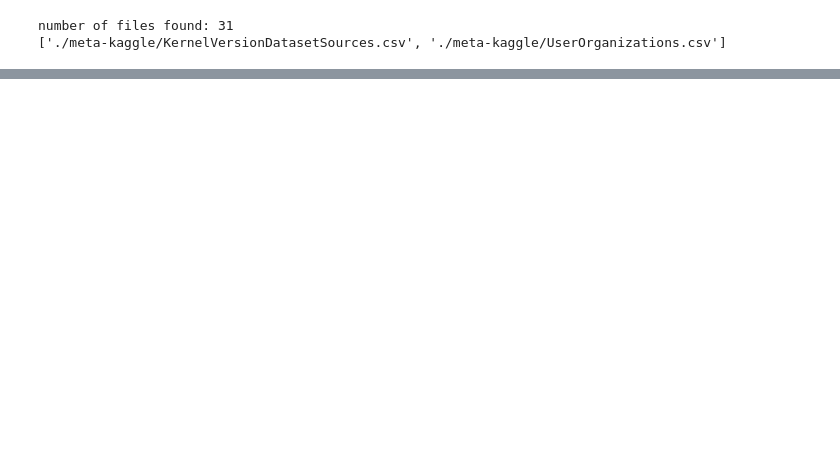
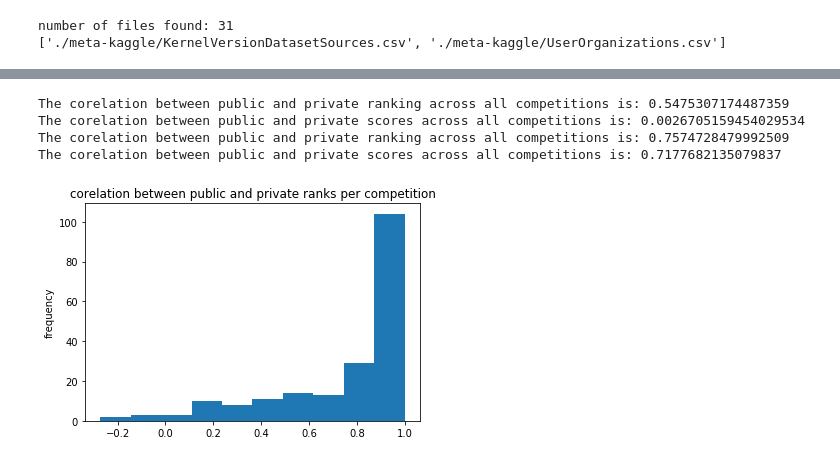
Before and after one commit to laseaman/introduction_to_meta_kaggle, a Jupyter notebook: explore_metakaggle_data.ipynb, the cells around one changed output, grey strips where cells are left out. Saved outputs shown, nothing was run; the diff lists cells and outputs as text; code cells hidden in the pictures; blank space fills up the shorter version.

```diff
--- a/explore_metakaggle_data.ipynb
+++ b/explore_metakaggle_data.ipynb
@@ -47,0 +122,5 @@ KeyError: 'KernelVersionId'
+# %%
+# add the joining column to the teams matrix
+print(teams.shape)
+teams['join_teams_submissions'] = teams.PublicLeaderboardSubmissionId
+print(teams.shape)
@@ -47,0 +189,3 @@ KeyError: 'KernelVersionId'
+# %%
+teams_with_score['PublicLeaderboardScore'] = pd.to_numeric(teams_with_score['PublicLeaderboardScore'])
+teams_with_score['PrivateLeaderboardScore'] = pd.to_numeric(teams_with_score['PrivateLeaderboardScore'])
@@ -47,0 +196,22 @@ KeyError: 'KernelVersionId'
+# %%
+# TODO: make two scatter plots here, one for rank, another for score
+
+# look at a few competitions in more depth
+num = 3
+
+# loop through to calculate
+for c in competitions[0:num]:
+    competition_teams = teams_with_score.loc[teams_with_score.CompetitionId == c]
+    print('competition ' + str(c) + ' had ' + str(competition_teams.shape[0]) + ' teams with entries')
+
+    # print the correlations
+    public = competition_teams.PublicLeaderboardRank
+    private = competition_teams.PrivateLeaderboardRank
+    cor_rank = public.corr(private)
+    plt.scatter(public.tolist(), private.tolist())
+    print(cor_rank)
+    cor_score = competition_teams.PublicLeaderboardScore.corr(competition_teams.PrivateLeaderboardScore)
+    print(cor_score)
+
+plt.xlabel('public ranking')
+plt.ylabel('private ranking')
@@ -47,0 +230,28 @@ KeyError: 'KernelVersionId'
+# %%
+# save the correlations for each competition
+cor_ranks = pd.Series(0., index=competitions)
+cor_scores = pd.Series(0., index=competitions)
+
+# loop through to calculate
+for c in competitions:
+    competition_teams = teams_with_score.loc[teams_with_score.CompetitionId == c]
+
+    # print the correlations
+    cor_ranks[c] = competition_teams.PublicLeaderboardRank.corr(competition_teams.PrivateLeaderboardRank)
+    cor_scores[c] = competition_teams.PublicLeaderboardScore.corr(competition_teams.PrivateLeaderboardScore)
+# %%
+cor_rank = teams_with_score.PublicLeaderboardRank.corr(teams_with_score.PrivateLeaderboardRank)
+cor_score = teams_with_score.PublicLeaderboardScore.corr(teams_with_score.PrivateLeaderboardScore)
+print(str(cor_rank) + 'corelation between public and private ranking across all competitions')
+print(str(cor_score) + ' corelation between public and private scores across all competitions')
+print(str(np.mean(cor_ranks)) + ' corelation between public and private ranking across all competitions')
+print(str(np.mean(cor_scores)) + ' corelation between public and private scores across all competitions is: ')
+# %% [output]
+The corelation between public and private ranking across all competitions is: 0.5475307174487359
+The corelation between public and private scores across all competitions is: 0.0026705159454029534
+The corelation between public and private ranking across all competitions is: 0.7574728479992509
+The corelation between public and private scores across all competitions is: 0.7177682135079837
+# %%
+utils.plot_histogram(cor_ranks, title='corelation between public and private ranks per competition')
+# %% [output]
+[figure, added]
```
Also changed, not shown: parts of 26 cells of this notebook, 4 other files.
